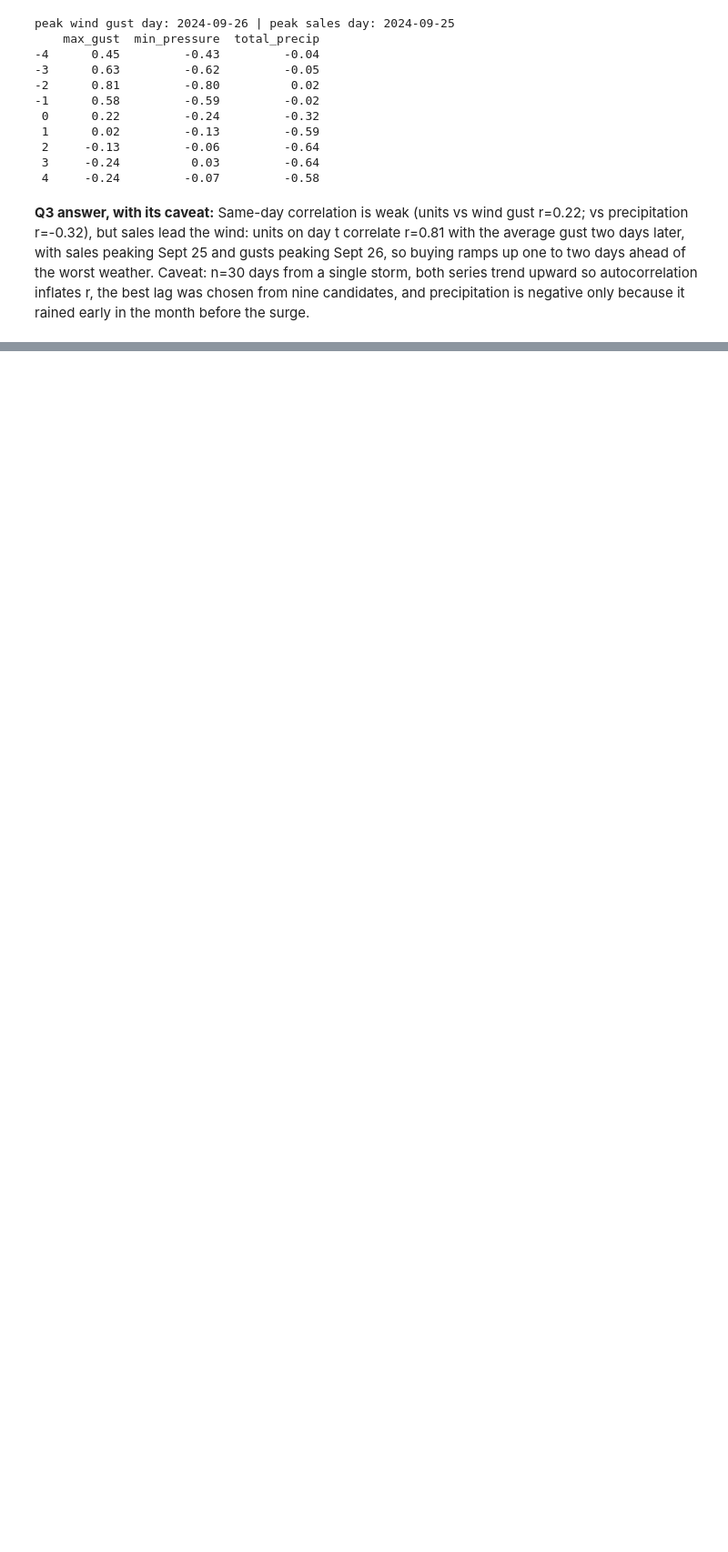
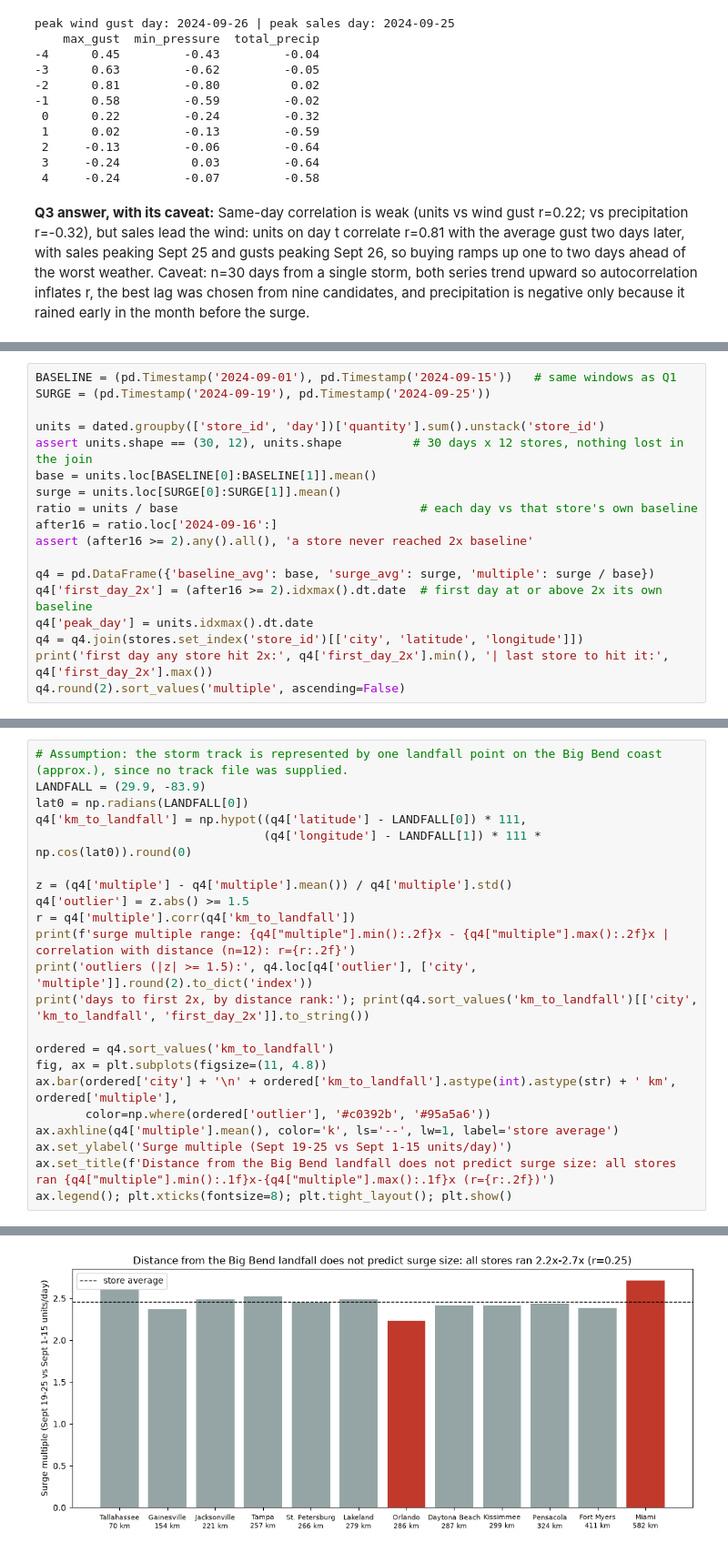
Before and after one commit to Kminhas21/walmart-hurricane-project, a Jupyter notebook: notebooks/team_notebook.ipynb, the cells around one changed output, grey strips where cells are left out. Shown at 91% size. Drawn from its saved outputs; the diff is of its cells as text; blank space fills up the shorter version.

Commit message:
Team notebook: add Q4 store geography and Q5 board games investigation

```diff
--- a/notebooks/team_notebook.ipynb
+++ b/notebooks/team_notebook.ipynb
@@ -515,0 +520,18 @@ peak wind gust day: 2024-09-26 | peak sales day: 2024-09-25
+# %%
+BASELINE = (pd.Timestamp('2024-09-01'), pd.Timestamp('2024-09-15'))   # same windows as Q1
+SURGE = (pd.Timestamp('2024-09-19'), pd.Timestamp('2024-09-25'))
+
+units = dated.groupby(['store_id', 'day'])['quantity'].sum().unstack('store_id')
+assert units.shape == (30, 12), units.shape          # 30 days x 12 stores, nothing lost in the join
+base = units.loc[BASELINE[0]:BASELINE[1]].mean()
+surge = units.loc[SURGE[0]:SURGE[1]].mean()
+ratio = units / base                                  # each day vs that store's own baseline
+after16 = ratio.loc['2024-09-16':]
+assert (after16 >= 2).any().all(), 'a store never reached 2x baseline'
+
+q4 = pd.DataFrame({'baseline_avg': base, 'surge_avg': surge, 'multiple': surge / base})
+q4['first_day_2x'] = (after16 >= 2).idxmax().dt.date  # first day at or above 2x its own baseline
+q4['peak_day'] = units.idxmax().dt.date
+q4 = q4.join(stores.set_index('store_id')[['city', 'latitude', 'longitude']])
+print('first day any store hit 2x:', q4['first_day_2x'].min(), '| last store to hit it:', q4['first_day_2x'].max())
+q4.round(2).sort_values('multiple', ascending=False)
@@ -515,0 +556,23 @@ peak wind gust day: 2024-09-26 | peak sales day: 2024-09-25
+# %%
+# Assumption: the storm track is represented by one landfall point on the Big Bend coast (approx.), since no track file was supplied.
+LANDFALL = (29.9, -83.9)
+lat0 = np.radians(LANDFALL[0])
+q4['km_to_landfall'] = np.hypot((q4['latitude'] - LANDFALL[0]) * 111,
+                                (q4['longitude'] - LANDFALL[1]) * 111 * np.cos(lat0)).round(0)
+
+z = (q4['multiple'] - q4['multiple'].mean()) / q4['multiple'].std()
+q4['outlier'] = z.abs() >= 1.5
+r = q4['multiple'].corr(q4['km_to_landfall'])
+print(f'surge multiple range: {q4["multiple"].min():.2f}x - {q4["multiple"].max():.2f}x | correlation with distance (n=12): r={r:.2f}')
+print('outliers (|z| >= 1.5):', q4.loc[q4['outlier'], ['city', 'multiple']].round(2).to_dict('index'))
+print('days to first 2x, by distance rank:'); print(q4.sort_values('km_to_landfall')[['city', 'km_to_landfall', 'first_day_2x']].to_string())
+
+ordered = q4.sort_values('km_to_landfall')
+fig, ax = plt.subplots(figsize=(11, 4.8))
+ax.bar(ordered['city'] + '\n' + ordered['km_to_landfall'].astype(int).astype(str) + ' km', ordered['multiple'],
+       color=np.where(ordered['outlier'], '#c0392b', '#95a5a6'))
+ax.axhline(q4['multiple'].mean(), color='k', ls='--', lw=1, label='store average')
+ax.set_ylabel('Surge multiple (Sept 19-25 vs Sept 1-15 units/day)')
+ax.set_title(f'Distance from the Big Bend landfall does not predict surge size: all stores ran {q4["multiple"].min():.1f}x-{q4["multiple"].max():.1f}x (r={r:.2f})')
+ax.legend(); plt.xticks(fontsize=8); plt.tight_layout(); plt.show()
+# %% [output]
@@ -515,0 +596 @@ peak wind gust day: 2024-09-26 | peak sales day: 2024-09-25
+[figure, added]
```
Also changed, not shown: parts of 12 cells of this notebook.
